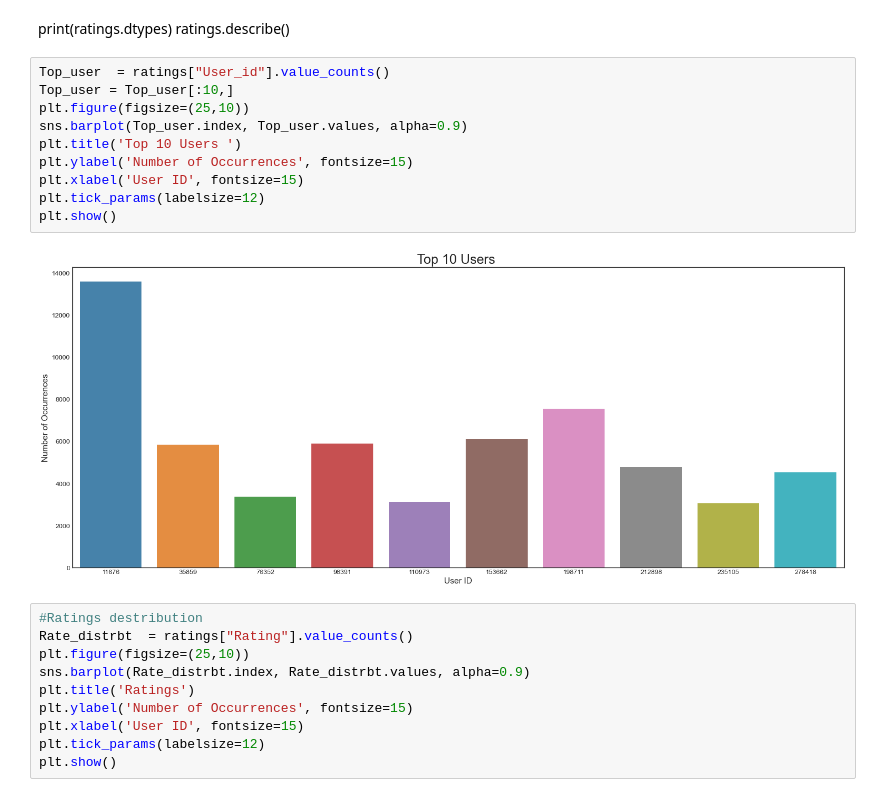
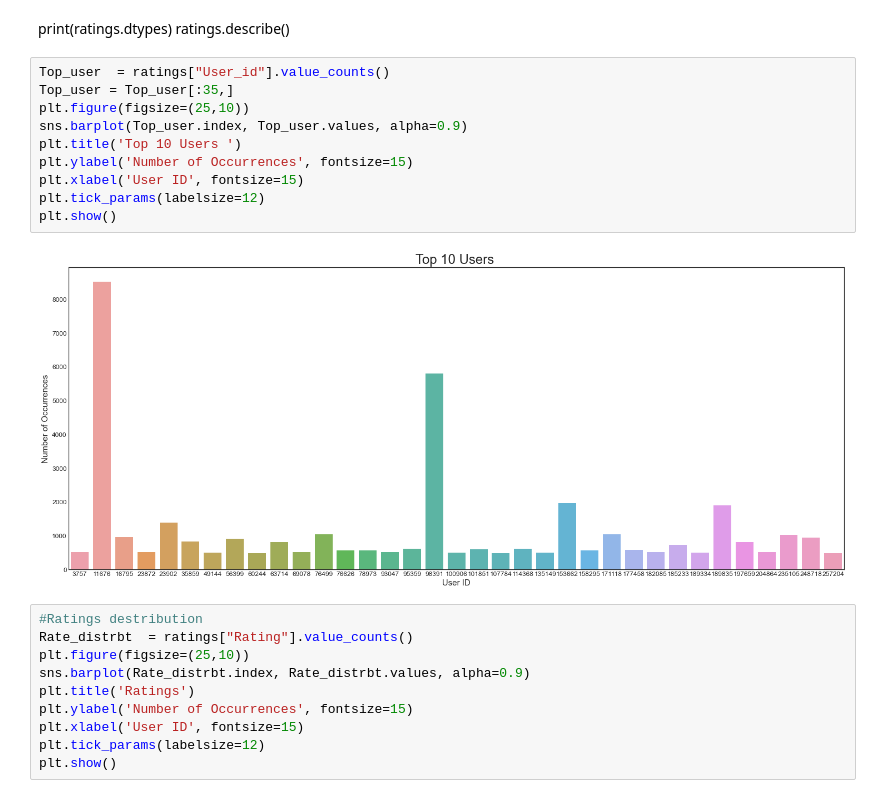
Before and after one commit to tamerhanna/Book-Crossing-, a Jupyter notebook: Book Crossing recommender system.ipynb, the cells around one changed output. Saved outputs shown, nothing was run; the diff lists cells and outputs as text.

```diff
--- a/Book Crossing recommender system.ipynb
+++ b/Book Crossing recommender system.ipynb
@@ -773,16 +773,16 @@ print(ratings.dtypes)
 ratings.describe()
 # %%
 Top_user  = ratings["User_id"].value_counts()
-Top_user = Top_user[:10,]
+Top_user = Top_user[:35,]
 plt.figure(figsize=(25,10))
 sns.barplot(Top_user.index, Top_user.values, alpha=0.9)
 plt.title('Top 10 Users ')
 plt.ylabel('Number of Occurrences', fontsize=15)
 plt.xlabel('User ID', fontsize=15)
 plt.tick_params(labelsize=12)
 plt.show()
 # %% [output]
-[figure, old version]
+[figure, new version]
 # %%
 #Ratings destribution
 Rate_distrbt  = ratings["Rating"].value_counts()
```
Also changed, not shown: parts of 41 cells of this notebook.
